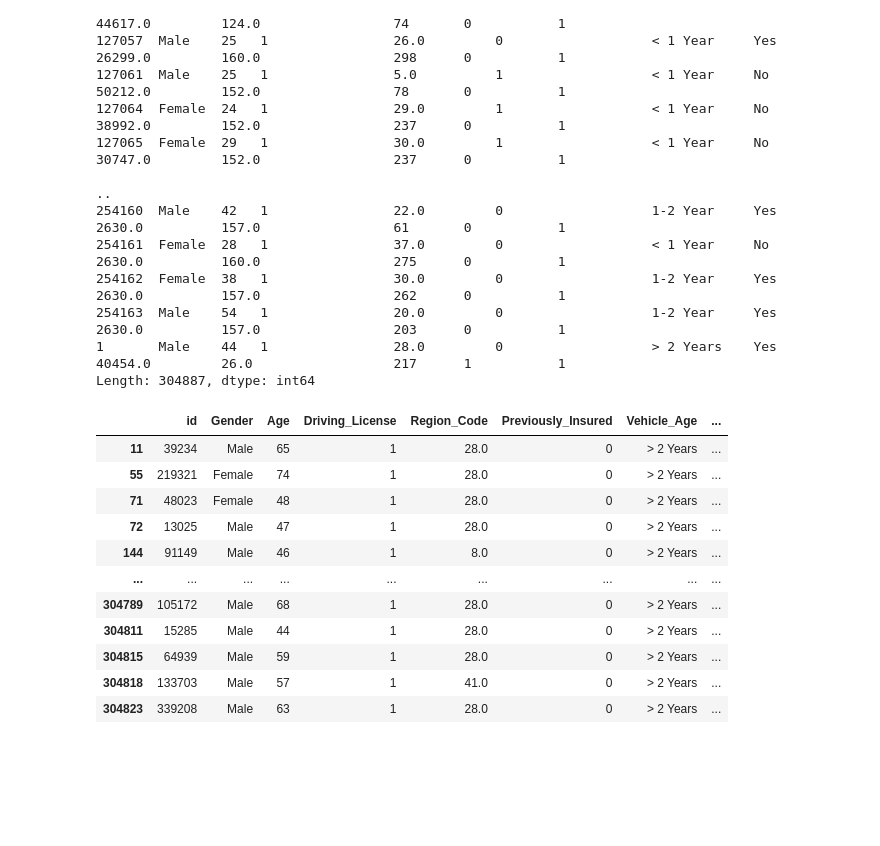
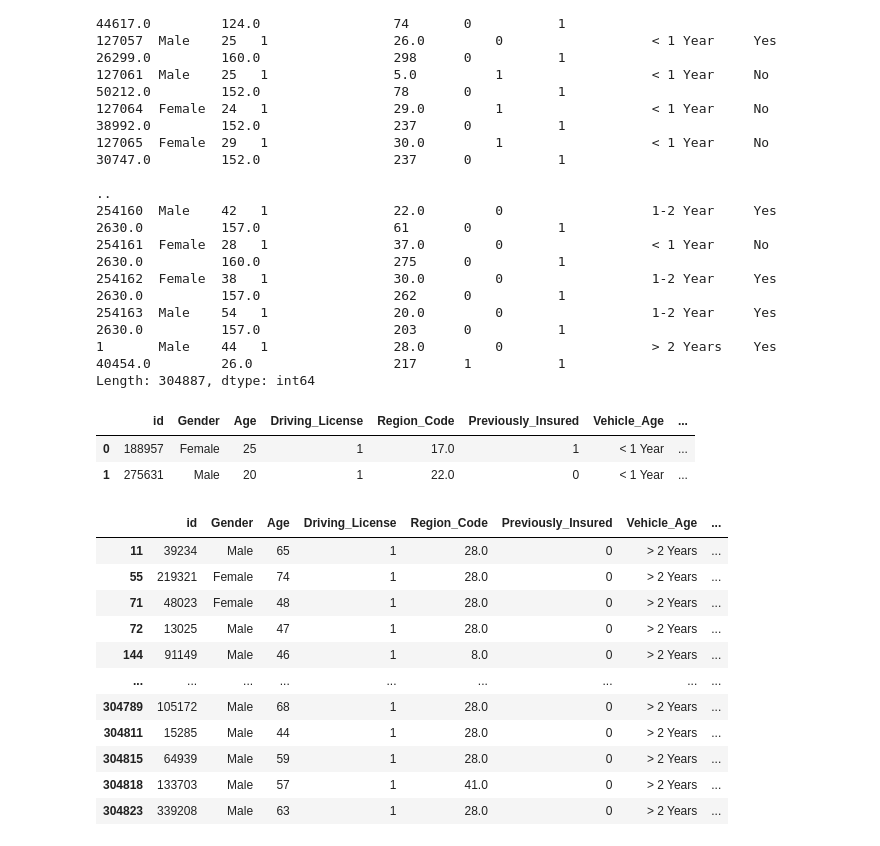
Before and after one commit to holdenkim/YG, a Jupyter notebook: YG_week3.ipynb, the cells around one changed output. Saved outputs shown, nothing was run; the diff lists cells and outputs as text; code cells hidden in the pictures; blank space fills up the shorter version.

```diff
--- a/YG_week3.ipynb
+++ b/YG_week3.ipynb
@@ -24,4 +46,10 @@ id      Gender  Age  Driving_License  Region_Code  Previously_Insured  Vehicle_A
 254163  Male    54   1                20.0         0                   1-2 Year     Yes             2630.0          157.0                 203      0           1
 1       Male    44   1                28.0         0                   > 2 Years    Yes             40454.0         26.0                  217      1           1
 Length: 304887, dtype: int64
+# %%
+data.head(2)
+# %% [output]
+|  | id | Gender | Age | Driving_License | Region_Code | Previously_Insured | Vehicle_Age | ... |
+| 0 | 188957 | Female | 25 | 1 | 17.0 | 1 | < 1 Year | ... |
+| 1 | 275631 | Male | 20 | 1 | 22.0 | 0 | < 1 Year | ... |
 # %%
```
Also changed, not shown: parts of 21 cells of this notebook.
